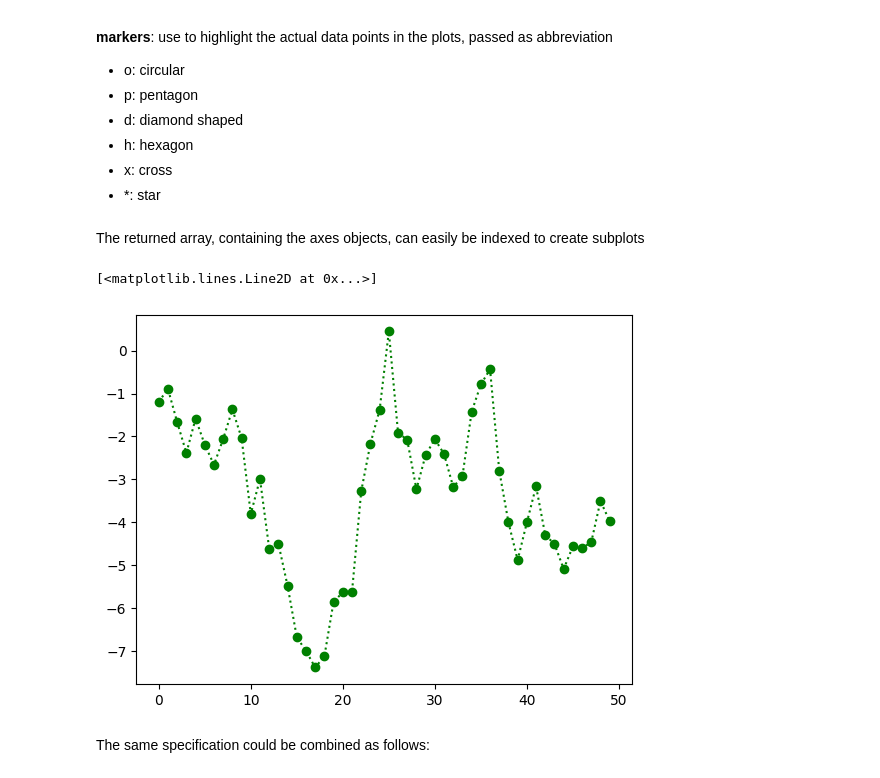
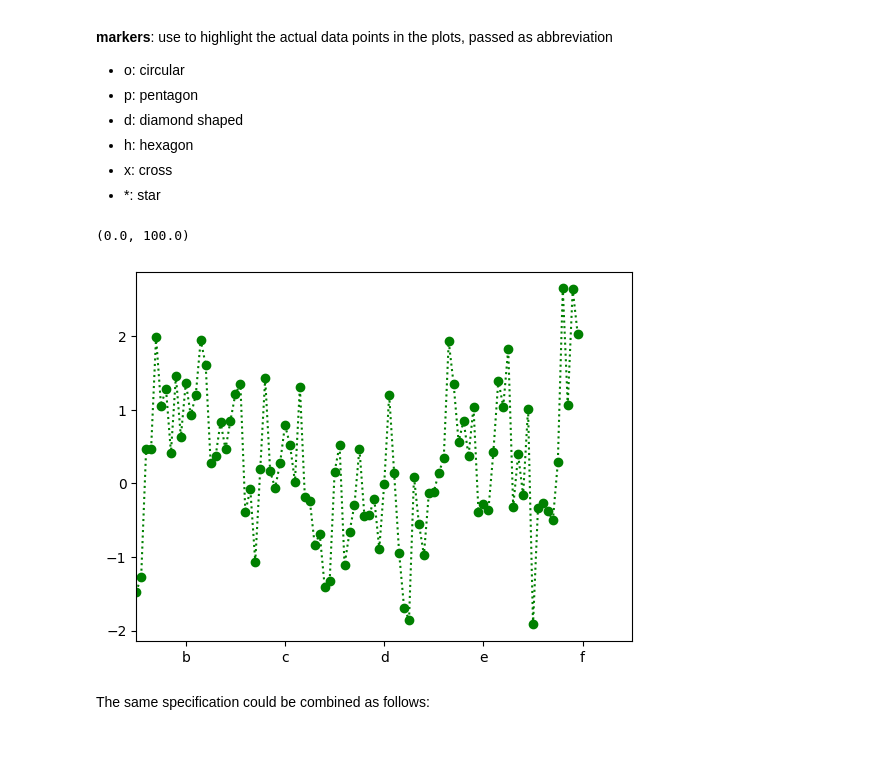
Before and after one commit to morayo0x/data_analysis, a Jupyter notebook: lib/pandas.ipynb, the cells around one changed output. Drawn from its saved outputs; the diff is of its cells as text; code cells hidden in the pictures; blank space fills up the shorter version.

```diff
--- a/lib/pandas.ipynb
+++ b/lib/pandas.ipynb
@@ -2176,16 +2243,16 @@ These are represented as keyword arguments:
 - h: hexagon
 - x: cross
 - *: star
-# %% [markdown]
-The returned array, containing the axes objects, can easily be indexed to create subplots
 # %%
 from numpy.random import randn
 # %%
 
-plt.plot(randn(50).cumsum(), color='g', linestyle= ':', marker='o')
+plt.plot(randn(90).cumsum(), color='g', linestyle= ':', marker='o')
+plt.xticks(np.arange(-10, 110, 20), labels=["a", "b", "c", "d", "e", "f"])
+plt.xlim(0, 100)
 # %% [output]
-[<matplotlib.lines.Line2D at 0x...>]
+(0.0, 100.0)
-[figure, old version]
+[figure, new version]
 # %% [markdown]
 The same specification could be combined as follows:
 # %%
```
Also changed, not shown: parts of 32 cells of this notebook.
